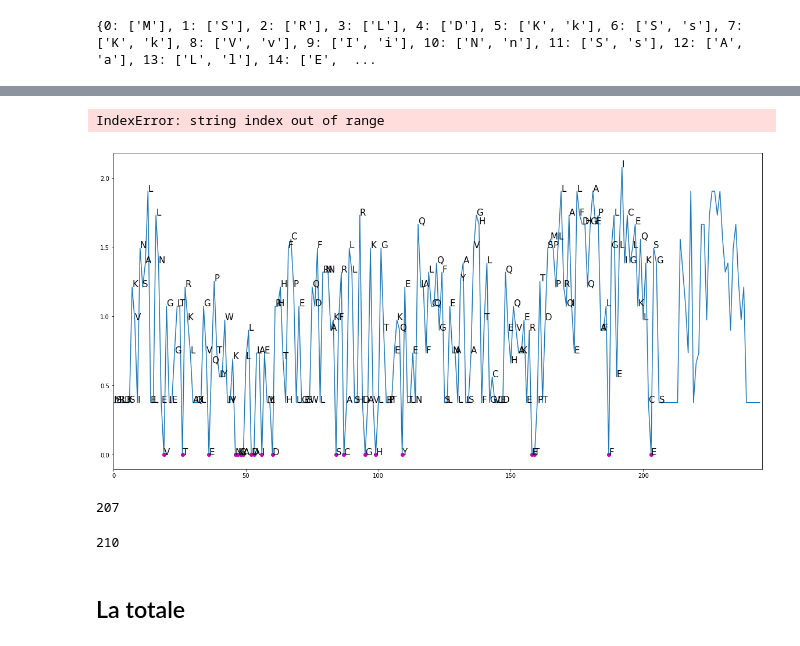
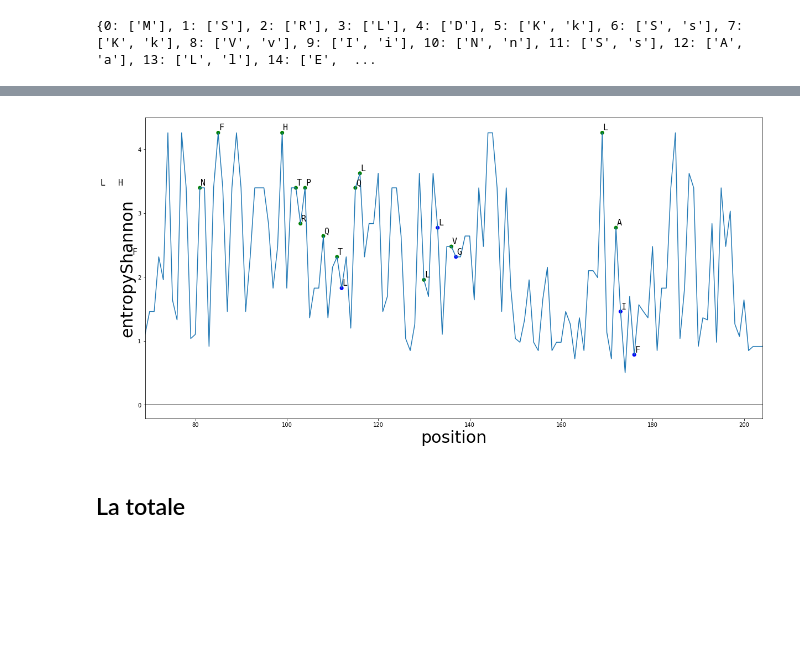
Before and after one commit to AntoineHeurtel/TetR-Binding-Motif, a Jupyter notebook: Nebuleuse.ipynb, the cells around one changed output, grey strips where cells are left out. Drawn from its saved outputs; the diff is of its cells as text; code cells hidden in the pictures; blank space fills up the shorter version.

```diff
--- a/Nebuleuse.ipynb
+++ b/Nebuleuse.ipynb
@@ -824,22 +839,3 @@ print(recordList[0])
 # %%
 oMsa = msaLib.Msa(fileName=P04483.clustalFile)
 recordList = oMsa.recordLookup(predicate=f)
-# %%
-score = {}
-nbrSeqStudy = len(recordList)
-LEN = len(seq['seq'])
-for msa in oMsa:
-    for col,AA in enumerate(msa['seq']):
-        if col not in score.keys():
-            score[col] = {}
-        if AA not in score[col].keys():
-            score[col][AA] = 1
-        else:
-            score[col][AA] += 1
-#print(score)
-#print(score[0])
-for col in score.keys():
-    for AA in score[col].keys():
-        ratio = score[col][AA] / nbrSeqStudy
-        bit = 0
-        print(f"position {col+1} is {AA} : {ratio}  / {nbrSeqStudy} = {ratio} \t bit = {bit}")
@@ -1200,47 +1242,45 @@ WARNING : File already exist
 # %%
 #entropie = P04483.entropy[int(interval[0]):int(interval[1])]
-entropie = P04483.entropy
+#entropie = P04483.entropy
+entropie = P04483.entropyHeight
 plt.plot(entropie)
-#interval = P04483.domains['DNA-binding HTH domain, TetR-type']['interval'][3]
-interval = (0,len(entropie))
+interval = P04483.domains['Tetracyclin repressor-like, C-terminal domain superfamily']['interval'][0]
+#interval = (0,len(entropie))
 plt.xlim(int(interval[0]),int(interval[1]))
-for pos,i in enumerate(entropie):
+#plt.xlim(30,80)
+colors = []
+AAlist = []
+xy = {"x": [] , "y" : []}
+
+"""for pos,i in enumerate(entropie):
     if i == 0:
         AA = P04483.seq[pos-int(interval[0])]
-        xy = (pos, 0)
-        plt.plot(xy[0], xy[1], "om")
-        plt.annotate(AA, xy=xy, textcoords='data', fontsize=15)
+        xy["x"].append(pos)
+        xy ["y"].append(0)
+        colors.append('magenta')
+        plt.text(pos, 0, AA, fontsize=12, position=(pos-0.5, entropie[pos]-0.07), fontname='monospace', color = 'grey')
     else:
         AA = P04483.seq[pos-int(interval[0])]
         xy = (pos, entropie[pos])
         plt.plot(xy[0], xy[1])
-        plt.annotate(AA, xy=xy, textcoords='data', fontsize=15)
-"""
-for aa, pos in result["green"]:
-    xy = (pos,entropie[pos])
-    plt.plot(xy[0], xy[1], "og")
-    plt.annotate(aa, xy=xy, textcoords='data', fontsize=15)
-for aa, pos in result["blue"]:
-    xy = (pos,entropie[pos])
-    plt.plot(xy[0], xy[1], "ob")
-    plt.annotate(aa, xy=xy, textcoords='data', fontsize=15)
+        plt.annotate(AA, xy=xy, textcoords='data', fontsize=15)"""
+
+for color in result:
+    if color in ["green", "blue"]:
+        duo = result[color]
+        for aa, pos in duo:
+            #AAlist.append(aa)
+            xy["x"].append(pos)
+            xy ["y"].append(entropie[pos])
+            colors.append(color)
+            plt.text(pos, entropie[pos], aa, fontsize=15, position=(pos+0.15, entropie[pos]+0.04), fontname='monospace')
+plt.scatter("x","y", data=xy, c=colors)
 plt.ylabel('entropyShannon', fontsize=30)
 plt.xlabel('position', fontsize=30)
-#axhline(0, color='purple')
-"""
+axhline(0, color='grey')
 plt.show()
 # %% [output]
-IndexError: string index out of range
-[figure, old version]
+[figure, new version]
-# %%
-len(P04483.seq)
-# %% [output]
-207
-# %%
-oMsa = msaLib.Msa(fileName=P04483.clustalFile)
-len(oMsa.entropyS)
-# %% [output]
-210
 # %% [markdown]
 ## La totale
 # %%
```
Also changed, not shown: parts of 24 cells of this notebook, 2 other files.
